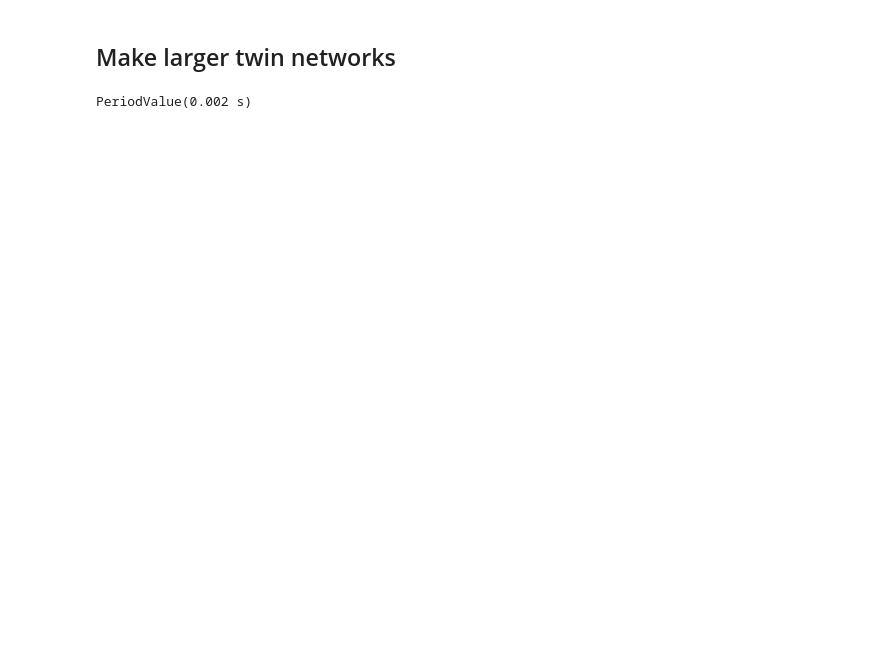
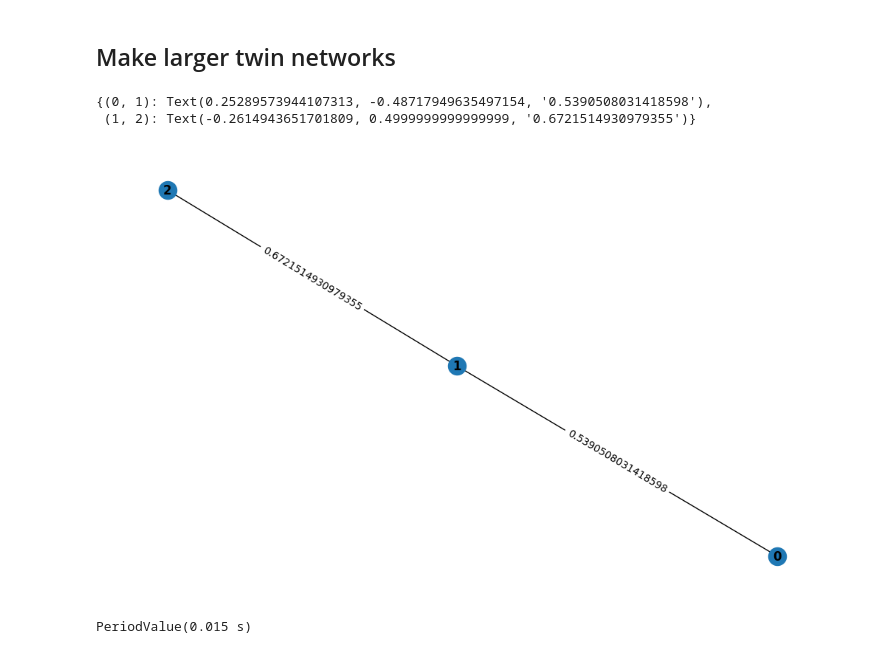
Before and after one commit to Ma-Lab-Cal/self-learning-machines, a Jupyter notebook: experiments/test_twin_edge.ipynb, the cells around one changed output. Drawn from its saved outputs; the diff is of its cells as text; code cells hidden in the pictures; blank space fills up the shorter version.

```diff
--- a/experiments/test_twin_edge.ipynb
+++ b/experiments/test_twin_edge.ipynb
@@ -281,17 +196,17 @@ class TwinNetwork(AbstractNetwork):
 # %%
-seed = 0
-np.random.seed(seed)
+# seed = 0
+# np.random.seed(seed)
 
-grid_size = 20
+# grid_size = 4
 
-grid_graph = nx.grid_graph([grid_size, grid_size], periodic=True)
-# relabel nodes to be ints
-grid_graph = nx.convert_node_labels_to_integers(grid_graph, first_label=0, ordering='sorted')
+# grid_graph = nx.grid_graph([grid_size, grid_size], periodic=True)
+# # relabel nodes to be ints
+# grid_graph = nx.convert_node_labels_to_integers(grid_graph, first_label=0, ordering='sorted')
 
-# grid_graph.add_node((-1, -1))
+# # grid_graph.add_node((-1, -1))
 
-for e in grid_graph.edges:
-    # grid_graph[e[0]][e[1]]['weight'] = 0.5                           # init to max value
-    grid_graph[e[0]][e[1]]['weight'] = random.uniform(0.1, 0.9)       # random value
+# for e in grid_graph.edges:
+#     # grid_graph[e[0]][e[1]]['weight'] = 0.5                           # init to max value
+#     grid_graph[e[0]][e[1]]['weight'] = np.random.uniform(0.1, 0.9)       # random value
 
-node_cfg = (np.array([[5, 16], [7, 16], [13, 16], [15, 16]]), np.array([[10, 0]]))
+# node_cfg = (np.array([[5, 16], [7, 16], [13, 16], [15, 16]]), np.array([[10, 0]]))
@@ -303,0 +229,10 @@ twin_net._prepare_simulation(inputs, outputs, nudge_factor)
+# %%
+# Draw with edge labels
+pos = nx.spring_layout(grid_graph)
+nx.draw(grid_graph, pos, with_labels=True, font_weight='bold')
+edge_labels = nx.get_edge_attributes(grid_graph, 'weight')
+nx.draw_networkx_edge_labels(grid_graph, pos, edge_labels=edge_labels)
+# %% [output]
+{(0, 1): Text(0.25289573944107313, -0.48717949635497154, '0.5390508031418598'),
+ (1, 2): Text(-0.2614943651701809, 0.4999999999999999, '0.6721514930979355')}
+[figure, added]
@@ -309,5 +249,5 @@ twin_net.cached_simulator.options("KLU")
 # %%
-n_iters = 10
-u_s(n_iters * twin_net.tau_0)
+n_iters = 1000
+u_s(n_iters * twin_net.period)
 # %% [output]
-PeriodValue(0.002 s)
+PeriodValue(0.015 s)
```
Also changed, not shown: parts of 47 cells of this notebook, 11 other files.
